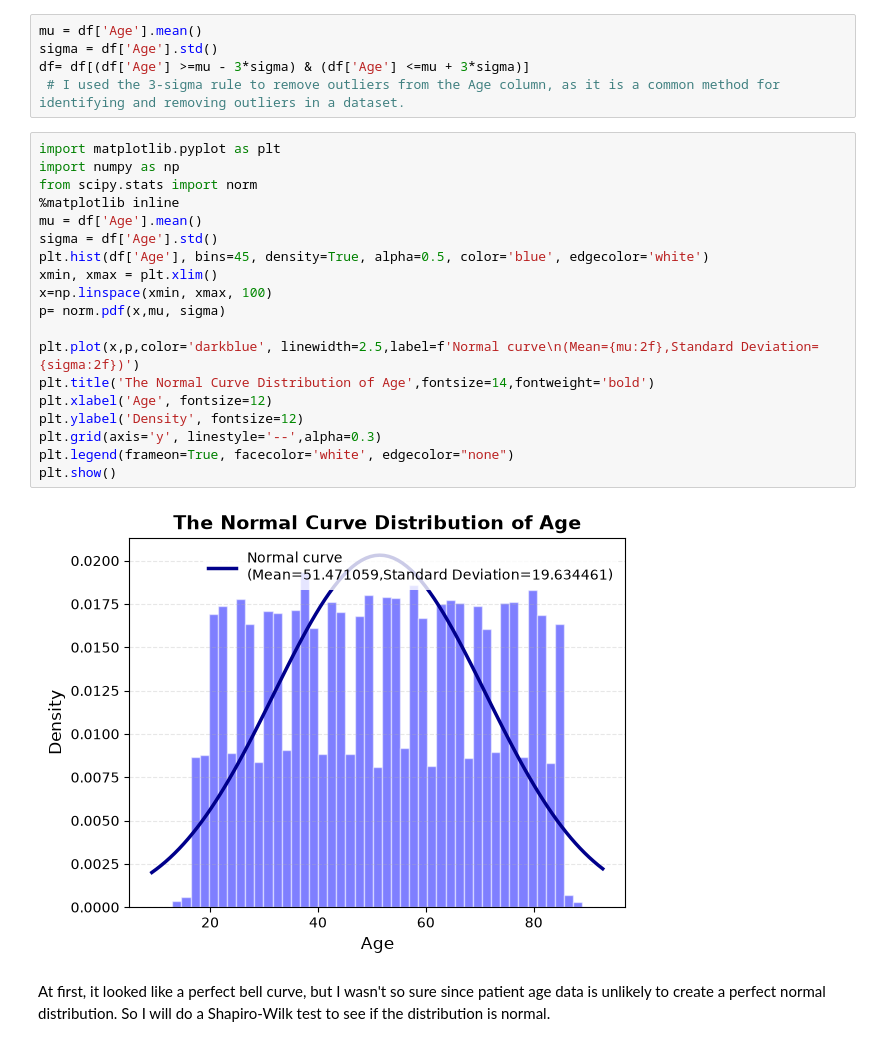
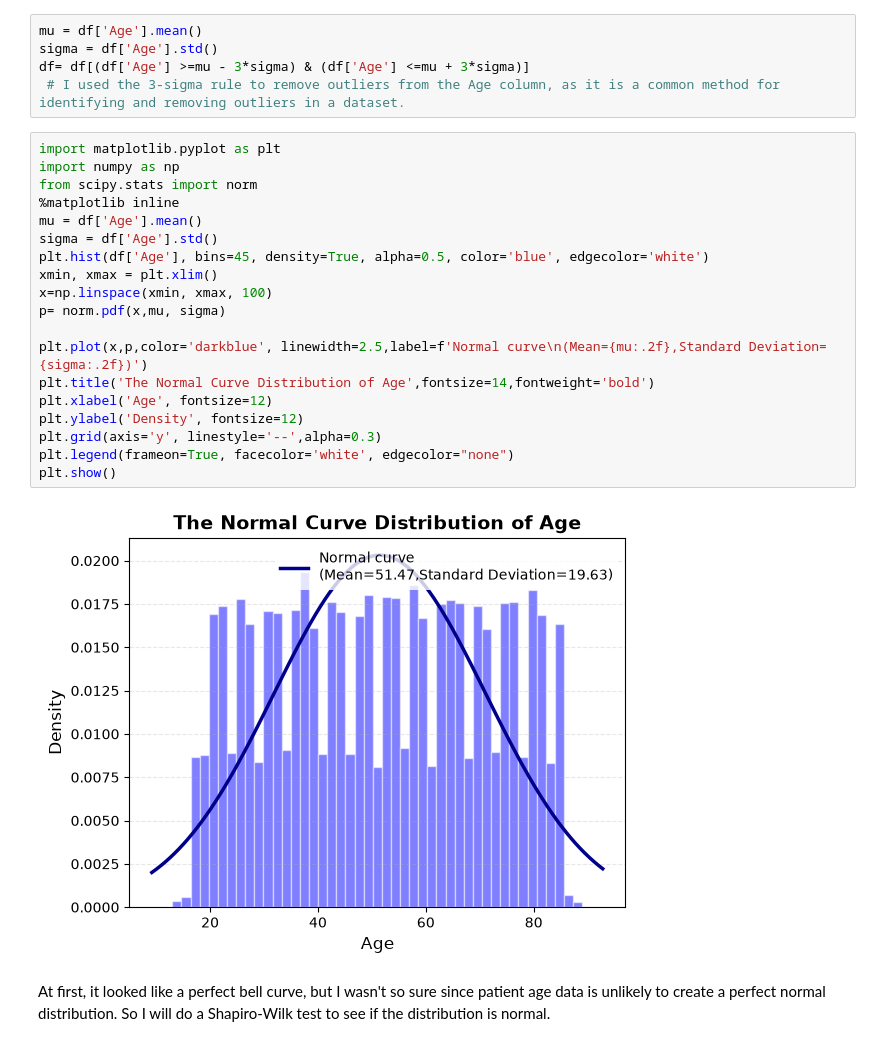
Before and after one commit to agbahovbejasmine-del/hospital_data_project, a Jupyter notebook: hospital_analysis.ipynb, the cells around one changed output. Cells and saved outputs as stored; diff of their text form.

```diff
--- a/hospital_analysis.ipynb
+++ b/hospital_analysis.ipynb
@@ -198,24 +198,24 @@ df= df[(df['Age'] >=mu - 3*sigma) & (df['Age'] <=mu + 3*sigma)]
 # %%
 import matplotlib.pyplot as plt
 import numpy as np
 from scipy.stats import norm
 %matplotlib inline
 mu = df['Age'].mean()
 sigma = df['Age'].std()
 plt.hist(df['Age'], bins=45, density=True, alpha=0.5, color='blue', edgecolor='white')
 xmin, xmax = plt.xlim()
 x=np.linspace(xmin, xmax, 100)
 p= norm.pdf(x,mu, sigma)
 
-plt.plot(x,p,color='darkblue', linewidth=2.5,label=f'Normal curve\n(Mean={mu:2f},Standard Deviation={sigma:2f})')
+plt.plot(x,p,color='darkblue', linewidth=2.5,label=f'Normal curve\n(Mean={mu:.2f},Standard Deviation={sigma:.2f})')
 plt.title('The Normal Curve Distribution of Age',fontsize=14,fontweight='bold')
 plt.xlabel('Age', fontsize=12)
 plt.ylabel('Density', fontsize=12)
 plt.grid(axis='y', linestyle='--',alpha=0.3)
 plt.legend(frameon=True, facecolor='white', edgecolor="none")
 plt.show()
 # %% [output]
-[figure, old version]
+[figure, new version]
 # %% [markdown]
 At first, it looked like a perfect bell curve, but I wasn't so sure since patient age data is unlikely to create a perfect normal distribution.
 So I will do a Shapiro-Wilk test to see if the distribution is normal.
```
Also changed, not shown: parts of 2 cells of this notebook.
